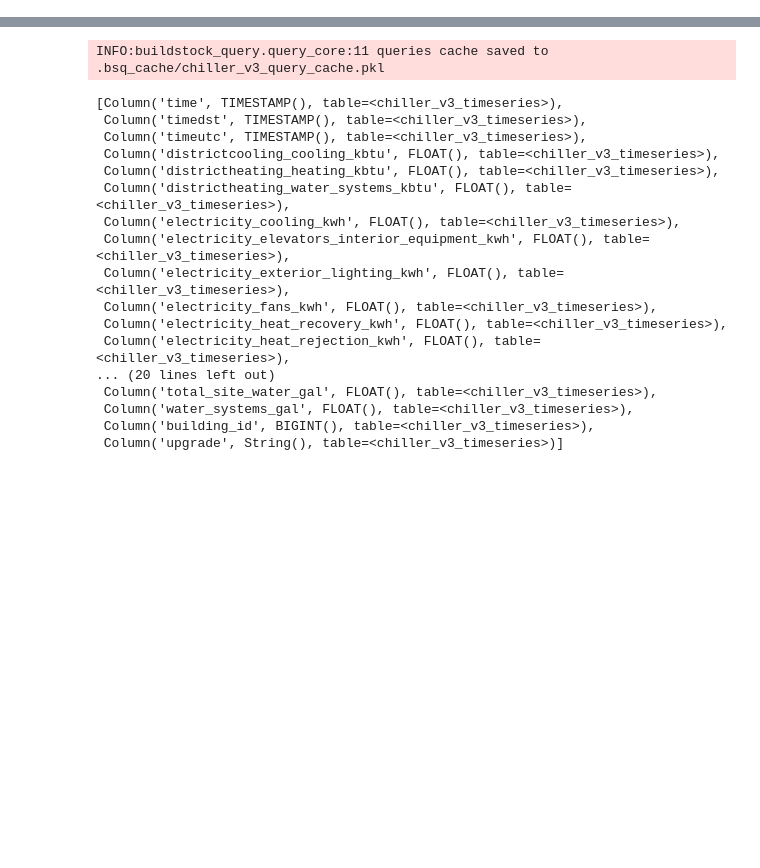
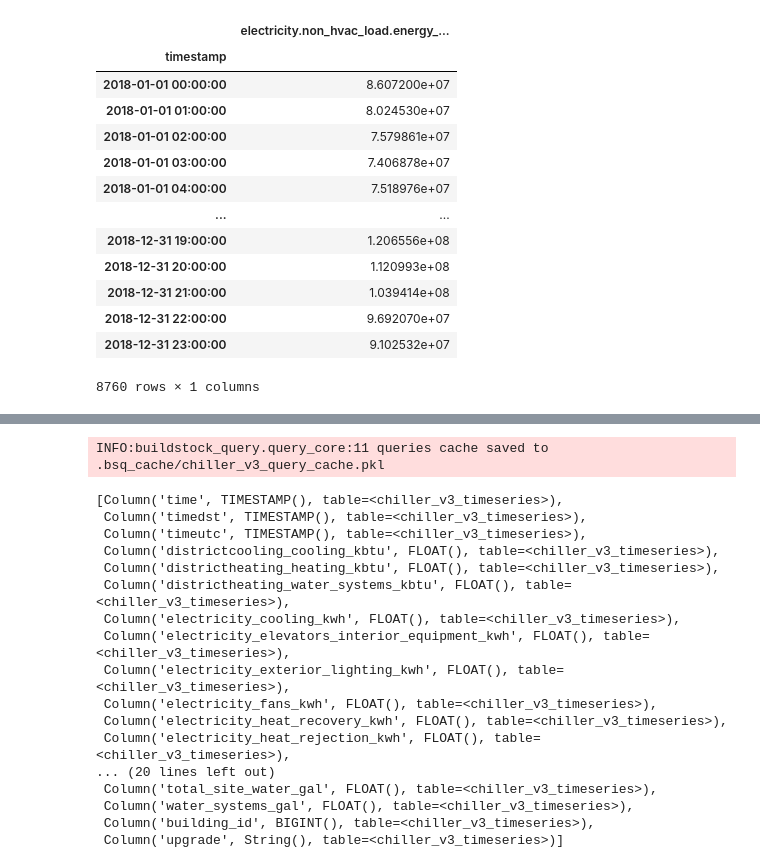
Before and after one commit to NatLabRockies/buildstock-weatherreg, a Jupyter notebook: aggregates/comstock_aggregates.ipynb, the cells around one changed output, grey strips where cells are left out. Drawn from its saved outputs; the diff is of its cells as text; code cells hidden in the pictures; blank space fills up the shorter version.

```diff
--- a/aggregates/comstock_aggregates.ipynb
+++ b/aggregates/comstock_aggregates.ipynb
@@ -43,3 +129,20 @@ INFO:botocore.tokens:Loading cached SSO token for nrel-sso
+# %%
+df.groupby("timestamp").agg({"electricity.non_hvac_load.energy_consumption":"sum"})
+# %% [output]
+|  | electricity.non_hvac_load.energy_... |
+| timestamp |  |
+| 2018-01-01 00:00:00 | 8.607200e+07 |
+| 2018-01-01 01:00:00 | 8.024530e+07 |
+| 2018-01-01 02:00:00 | 7.579861e+07 |
+| 2018-01-01 03:00:00 | 7.406878e+07 |
+| 2018-01-01 04:00:00 | 7.518976e+07 |
+| ... | ... |
+| 2018-12-31 19:00:00 | 1.206556e+08 |
+| 2018-12-31 20:00:00 | 1.120993e+08 |
+| 2018-12-31 21:00:00 | 1.039414e+08 |
+| 2018-12-31 22:00:00 | 9.692070e+07 |
+| 2018-12-31 23:00:00 | 9.102532e+07 |
+8760 rows × 1 columns
 # %%
 agg_df
 # %% [output]
```
Also changed, not shown: parts of 3 cells of this notebook, 1 other file.
